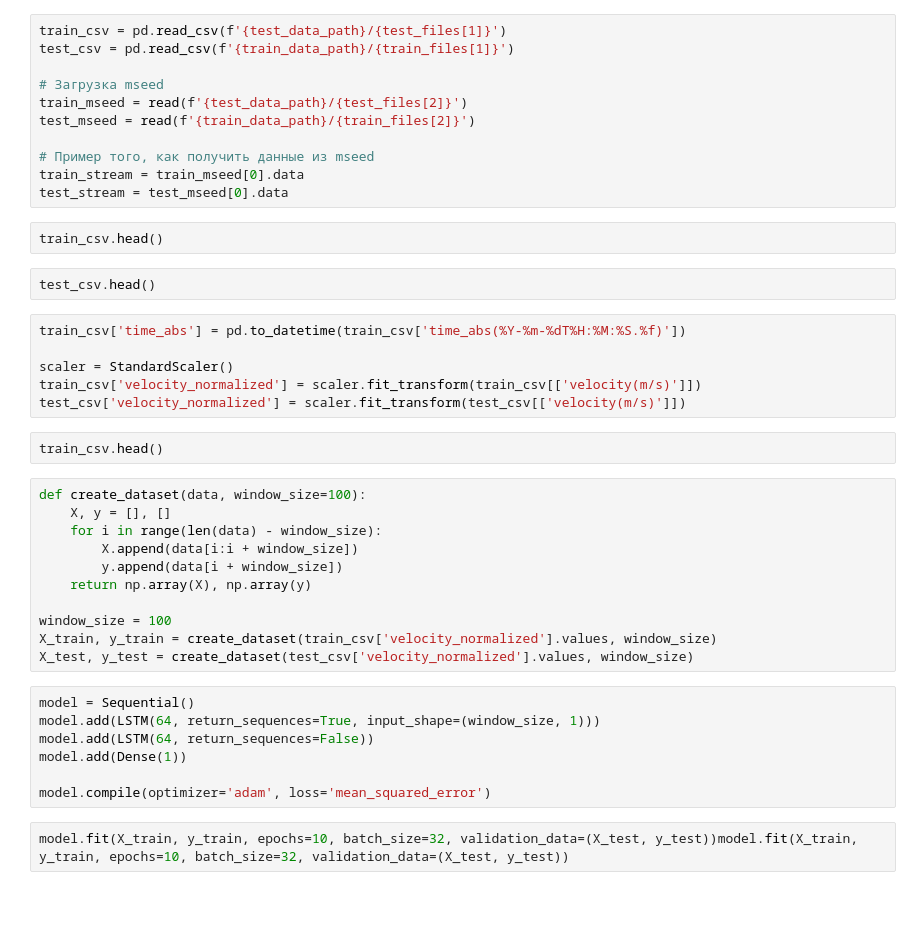
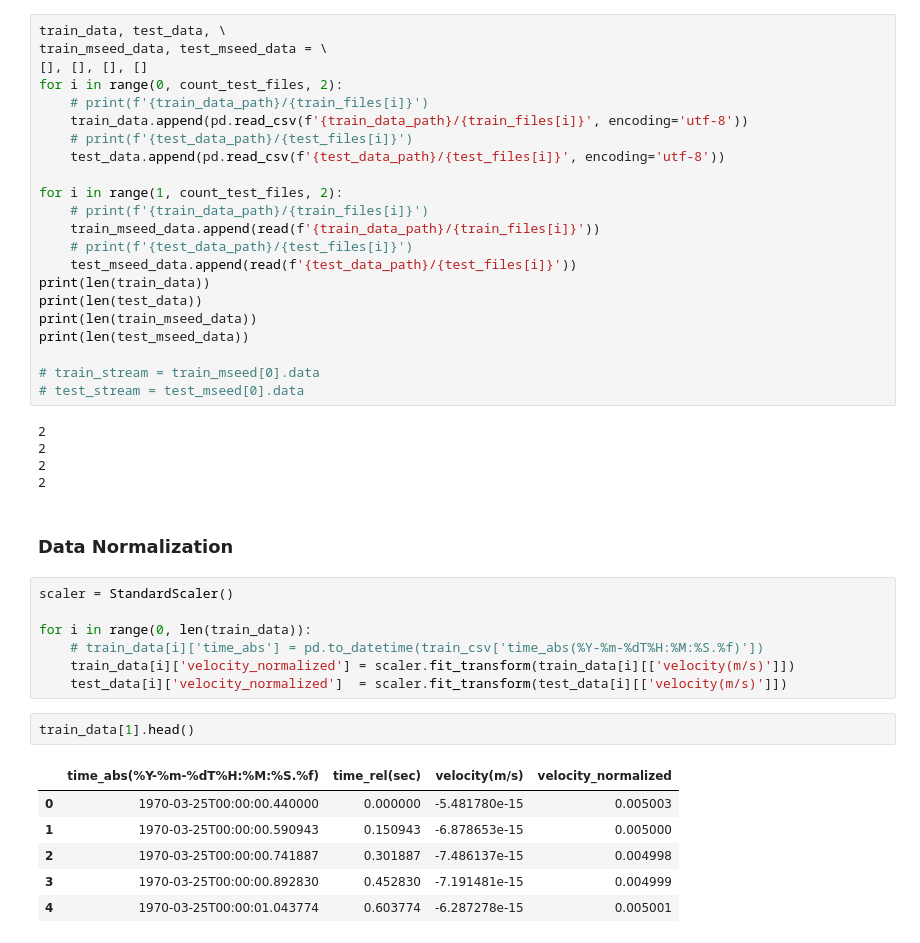
Before and after one commit to icebergD/SpaceAppSzarekh, a Jupyter notebook: train_ai_on_lunar_data.ipynb, the cells around one changed output. Saved outputs shown, nothing was run; the diff lists cells and outputs as text; blank space fills up the shorter version.

```diff
--- a/train_ai_on_lunar_data.ipynb
+++ b/train_ai_on_lunar_data.ipynb
@@ -36,43 +70,45 @@ pprint(train_files[:5])
 # %%
-train_csv = pd.read_csv(f'{test_data_path}/{test_files[1]}')
-test_csv = pd.read_csv(f'{train_data_path}/{train_files[1]}')
+train_data, test_data, \
+train_mseed_data, test_mseed_data = \
+[], [], [], []
+for i in range(0, count_test_files, 2):
+    # print(f'{train_data_path}/{train_files[i]}')
+    train_data.append(pd.read_csv(f'{train_data_path}/{train_files[i]}', encoding='utf-8'))
+    # print(f'{test_data_path}/{test_files[i]}')
+    test_data.append(pd.read_csv(f'{test_data_path}/{test_files[i]}', encoding='utf-8'))
 
-# Загрузка mseed
-train_mseed = read(f'{test_data_path}/{test_files[2]}')
-test_mseed = read(f'{train_data_path}/{train_files[2]}')
+for i in range(1, count_test_files, 2):
+    # print(f'{train_data_path}/{train_files[i]}')
+    train_mseed_data.append(read(f'{train_data_path}/{train_files[i]}'))
+    # print(f'{test_data_path}/{test_files[i]}')
+    test_mseed_data.append(read(f'{test_data_path}/{test_files[i]}'))
+print(len(train_data))
+print(len(test_data))
+print(len(train_mseed_data))
+print(len(test_mseed_data))
 
-# Пример того, как получить данные из mseed
-train_stream = train_mseed[0].data
-test_stream = test_mseed[0].data
+# train_stream = train_mseed[0].data
+# test_stream = test_mseed[0].data
+# %% [output]
+2
+2
+2
+2
-# %%
-train_csv.head()
-# %%
-test_csv.head()
+# %% [markdown]
+### Data Normalization
 # %%
-train_csv['time_abs'] = pd.to_datetime(train_csv['time_abs(%Y-%m-%dT%H:%M:%S.%f)'])
+scaler = StandardScaler()
 
-scaler = StandardScaler()
-train_csv['velocity_normalized'] = scaler.fit_transform(train_csv[['velocity(m/s)']])
-test_csv['velocity_normalized'] = scaler.fit_transform(test_csv[['velocity(m/s)']])
+for i in range(0, len(train_data)):
+    # train_data[i]['time_abs'] = pd.to_datetime(train_csv['time_abs(%Y-%m-%dT%H:%M:%S.%f)'])
+    train_data[i]['velocity_normalized'] = scaler.fit_transform(train_data[i][['velocity(m/s)']])
+    test_data[i]['velocity_normalized']  = scaler.fit_transform(test_data[i][['velocity(m/s)']])
 # %%
-train_csv.head()
+train_data[1].head()
+# %% [output]
+|  | time_abs(%Y-%m-%dT%H:%M:%S.%f) | time_rel(sec) | velocity(m/s) | velocity_normalized |
+| 0 | 1970-03-25T00:00:00.440000 | 0.000000 | -5.481780e-15 | 0.005003 |
+| 1 | 1970-03-25T00:00:00.590943 | 0.150943 | -6.878653e-15 | 0.005000 |
+| 2 | 1970-03-25T00:00:00.741887 | 0.301887 | -7.486137e-15 | 0.004998 |
+| 3 | 1970-03-25T00:00:00.892830 | 0.452830 | -7.191481e-15 | 0.004999 |
+| 4 | 1970-03-25T00:00:01.043774 | 0.603774 | -6.287278e-15 | 0.005001 |
-# %%
-def create_dataset(data, window_size=100):
-    X, y = [], []
-    for i in range(len(data) - window_size):
-        X.append(data[i:i + window_size])
-        y.append(data[i + window_size])
-    return np.array(X), np.array(y)
-
-window_size = 100
-X_train, y_train = create_dataset(train_csv['velocity_normalized'].values, window_size)
-X_test, y_test = create_dataset(test_csv['velocity_normalized'].values, window_size)
-# %%
-model = Sequential()
-model.add(LSTM(64, return_sequences=True, input_shape=(window_size, 1)))
-model.add(LSTM(64, return_sequences=False))
-model.add(Dense(1))
-
-model.compile(optimizer='adam', loss='mean_squared_error')
-# %%
-model.fit(X_train, y_train, epochs=10, batch_size=32, validation_data=(X_test, y_test))model.fit(X_train, y_train, epochs=10, batch_size=32, validation_data=(X_test, y_test))
```
Also changed, not shown: parts of 20 cells of this notebook, 6 other files.
